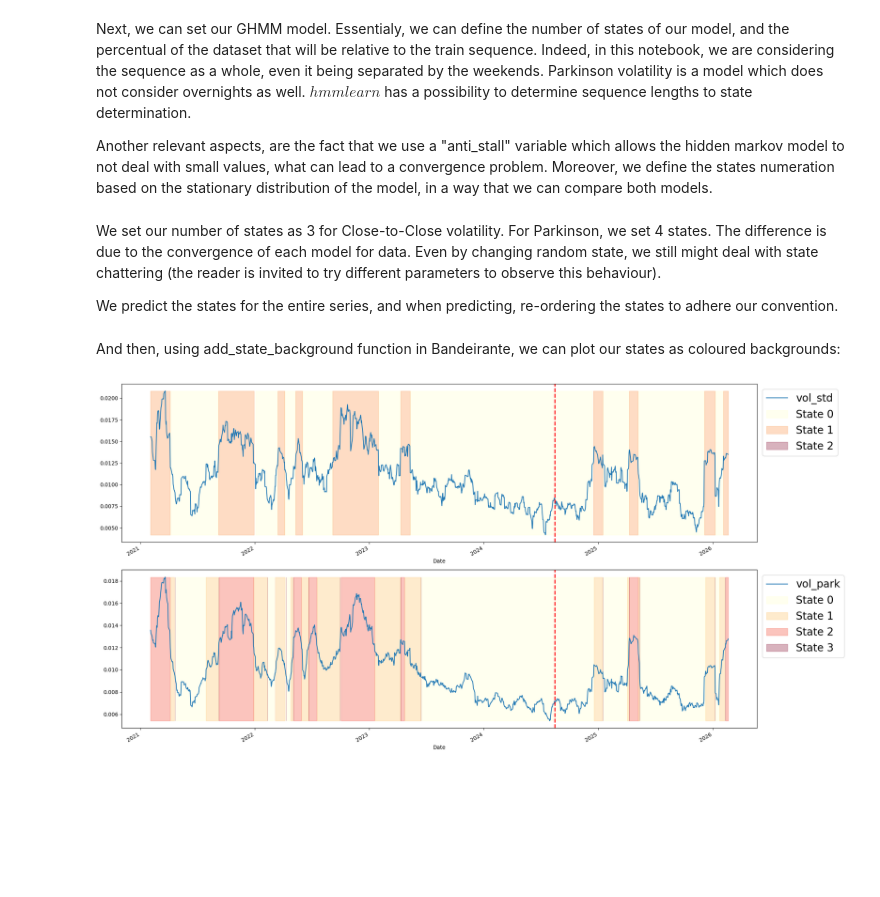
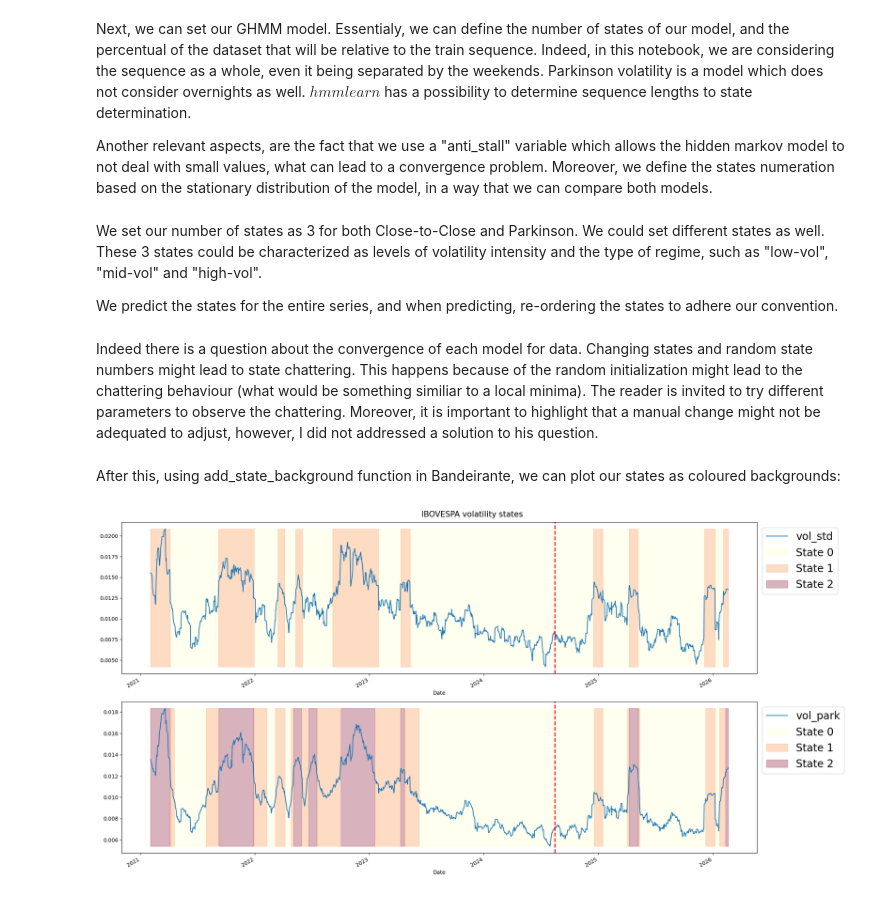
Before and after one commit to pyKuga/bandeirante, a Jupyter notebook: notebook/3-volatility_HMM.ipynb, the cells around one changed output. Cells and saved outputs as stored; diff of their text form; code cells hidden in the pictures; blank space fills up the shorter version.

```diff
--- a/notebook/3-volatility_HMM.ipynb
+++ b/notebook/3-volatility_HMM.ipynb
@@ -118,15 +118,15 @@ def state_as_stationary(hmm_model,n_states):
 
     return order_function
 # %% [markdown]
-We set our number of states as 3 for Close-to-Close volatility. For Parkinson, we set 4 states. The difference is due to the convergence of each model for data. Even by changing random state, we still might deal with state chattering (the reader is invited to try different parameters to observe this behaviour).
+We set our number of states as 3 for both Close-to-Close and Parkinson. We could set different states as well. These 3 states could be characterized as levels of volatility intensity and the type of regime, such as "low-vol", "mid-vol" and "high-vol".
 
 We predict the states for the entire series, and when predicting, re-ordering the states to adhere our convention.
 # %%
 n_states_std = 3
-n_states_parkinson = 4
+n_states_parkinson = 3
 
 hmm_model_std, X_std, cut_value, = hmm_model_generator(dataset.vol_std,n=n_states_std,random_state=20000827)
-hmm_model_parkinson, X_parkinson, _ = hmm_model_generator(dataset.vol_park,n=n_states_parkinson, random_state=0)
+hmm_model_parkinson, X_parkinson, _ = hmm_model_generator(dataset.vol_park,n=n_states_parkinson, random_state=20000827)
 
 prediction_std = state_as_stationary(hmm_model_std,n_states_std)(hmm_model_std.predict(X_std))
 prediction_parkinson = state_as_stationary(hmm_model_parkinson,n_states_parkinson)(hmm_model_parkinson.predict(X_parkinson))
@@ -134,23 +134,26 @@ prediction_parkinson = state_as_stationary(hmm_model_parkinson,n_states_parkinso
 
 dataset["state_std"] = prediction_std
 dataset["state_park"] = prediction_parkinson
+# %% [markdown]
+Indeed there is a question about the convergence of each model for data. Changing states and random state numbers might lead to state chattering. This happens because of the random initialization might lead to the chattering behaviour (what would be something similiar to a local minima). The reader is invited to try different parameters to observe the chattering. Moreover, it is important to highlight that a manual change might not be adequated to adjust, however, I did not addressed a solution to his question.
 # %% [markdown]
-And then, using add_state_background function in Bandeirante, we can plot our states as coloured backgrounds:
+After this, using add_state_background function in Bandeirante, we can plot our states as coloured backgrounds:
 # %%
 fig,axs = plt.subplots(2,1,figsize=(20,10))
 
 dataset["vol_std"].plot(ax=axs[0])
 dataset["vol_park"].plot(ax=axs[1])
 
 pallette = "YlOrRd"
 
 bd.add_state_background(dataset,"vol_std","state_std",n=n_states_std,ax=axs[0],chosenPallete=pallette)
 
 bd.add_state_background(dataset,"vol_park","state_park",n=n_states_parkinson,ax=axs[1],chosenPallete=pallette)
 
 axs[0].axvline(x=dataset.index[cut_value], color='r', linestyle='dashed', linewidth=2)
 axs[1].axvline(x=dataset.index[cut_value], color='r', linestyle='dashed', linewidth=2)
 
+fig.suptitle("IBOVESPA volatility states",fontsize=15)
 plt.tight_layout()
 # %% [output]
-[figure, old version]
+[figure, new version]
```
Also changed, not shown: parts of 1 cell of this notebook.
